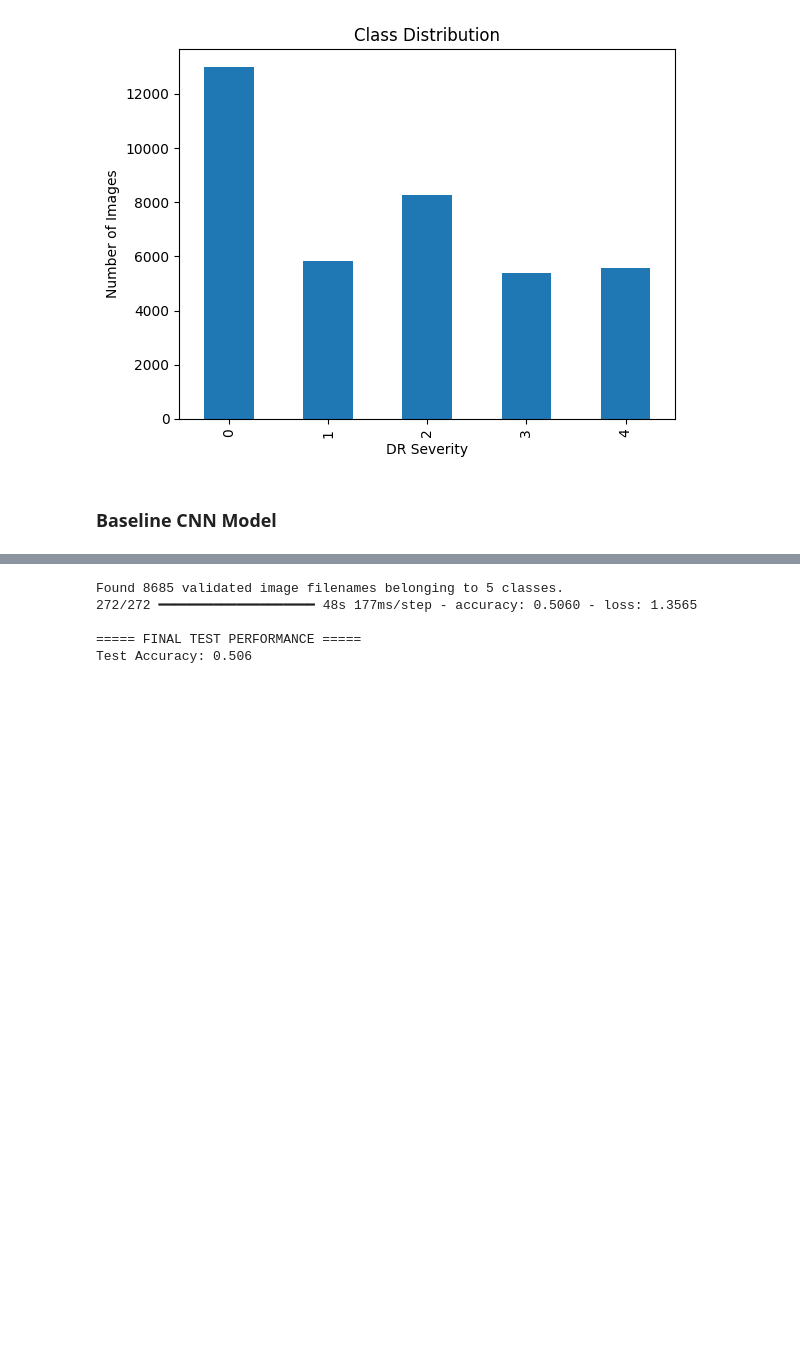
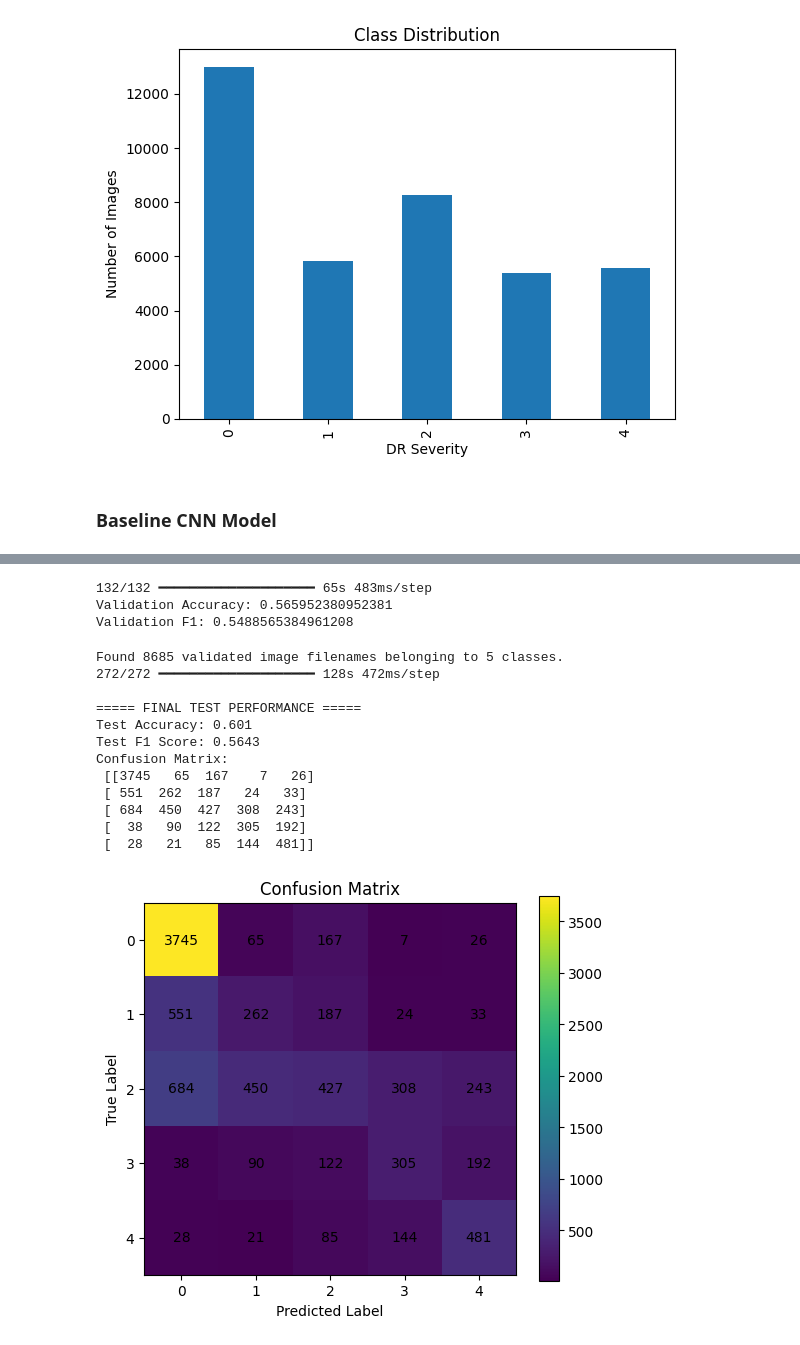
Before and after one commit to JoshD888/CSC_375_Final_Project, a Jupyter notebook: final.ipynb, the cells around one changed output, grey strips where cells are left out. Saved outputs shown, nothing was run; the diff lists cells and outputs as text; code cells hidden in the pictures; blank space fills up the shorter version.

```diff
--- a/final.ipynb
+++ b/final.ipynb
@@ -66,4 +36,4 @@ def is_valid_image(path):
         return False
 
 df['valid'] = df['full_path'].apply(is_valid_image)
-df['valid'].value_counts()
+df = df[df['valid']]  # remove invalid images
@@ -365,0 +150,8 @@ TypeError: If class_mode="categorical", y_col="diagnosis" column values must be
+# %%
+history = model.fit(
+    train_gen,
+    validation_data=val_gen,
+    epochs=5,
+    class_weight=class_weights,
+    verbose=1
+)
@@ -366,7 +198,18 @@ TypeError: If class_mode="categorical", y_col="diagnosis" column values must be
+# %%
+val_preds = model.predict(val_gen)
+val_pred_labels = np.argmax(val_preds, axis=1)
+val_true_labels = val_gen.classes
+
+val_acc = accuracy_score(val_true_labels, val_pred_labels)
+val_f1  = f1_score(val_true_labels, val_pred_labels, average='weighted')
+
+print("Validation Accuracy:", val_acc)
+print("Validation F1:", val_f1)
+# %% [output]
+132/132 ━━━━━━━━━━━━━━━━━━━━ 65s 483ms/step
+Validation Accuracy: 0.565952380952381
+Validation F1: 0.5488565384961208
 # %%
-test_df["diagnosis"] = test_df["diagnosis"].astype(str)
-
-
 test_gen = val_datagen.flow_from_dataframe(
     test_df,
     x_col="full_path",
@@ -377,13 +220,50 @@ test_gen = val_datagen.flow_from_dataframe(
     shuffle=False
 )
 
-test_loss, test_acc = final_model.evaluate(test_gen)
+test_preds = model.predict(test_gen)
+test_pred_labels = np.argmax(test_preds, axis=1)
+test_true_labels = test_gen.classes
+
+test_acc = accuracy_score(test_true_labels, test_pred_labels)
+test_f1  = f1_score(test_true_labels, test_pred_labels, average='weighted')
+test_cm  = confusion_matrix(test_true_labels, test_pred_labels)
 
 print("\n===== FINAL TEST PERFORMANCE =====")
-print("Test Accuracy:", round(test_acc,3))
+print("Test Accuracy:", round(test_acc, 4))
+print("Test F1 Score:", round(test_f1, 4))
+print("Confusion Matrix:\n", test_cm)
 # %% [output]
 Found 8685 validated image filenames belonging to 5 classes.
-272/272 ━━━━━━━━━━━━━━━━━━━━ 48s 177ms/step - accuracy: 0.5060 - loss: 1.3565
+272/272 ━━━━━━━━━━━━━━━━━━━━ 128s 472ms/step
 
 ===== FINAL TEST PERFORMANCE =====
-Test Accuracy: 0.506
+Test Accuracy: 0.601
+Test F1 Score: 0.5643
+Confusion Matrix:
+ [[3745   65  167    7   26]
+ [ 551  262  187   24   33]
+ [ 684  450  427  308  243]
+ [  38   90  122  305  192]
+ [  28   21   85  144  481]]
+# %%
+import matplotlib.pyplot as plt
+import numpy as np
+
+# Plot confusion matrix
+plt.figure(figsize=(6,5))
+plt.imshow(test_cm)
+plt.title("Confusion Matrix")
+plt.xlabel("Predicted Label")
+plt.ylabel("True Label")
+
+# Add values inside cells
+for i in range(test_cm.shape[0]):
+    for j in range(test_cm.shape[1]):
+        plt.text(j, i, test_cm[i, j], ha='center', va='center')
+
+plt.colorbar()
+plt.xticks(range(5), range(5))
+plt.yticks(range(5), range(5))
+plt.show()
+# %% [output]
+[figure, added]
```
Also changed, not shown: parts of 23 cells of this notebook.
